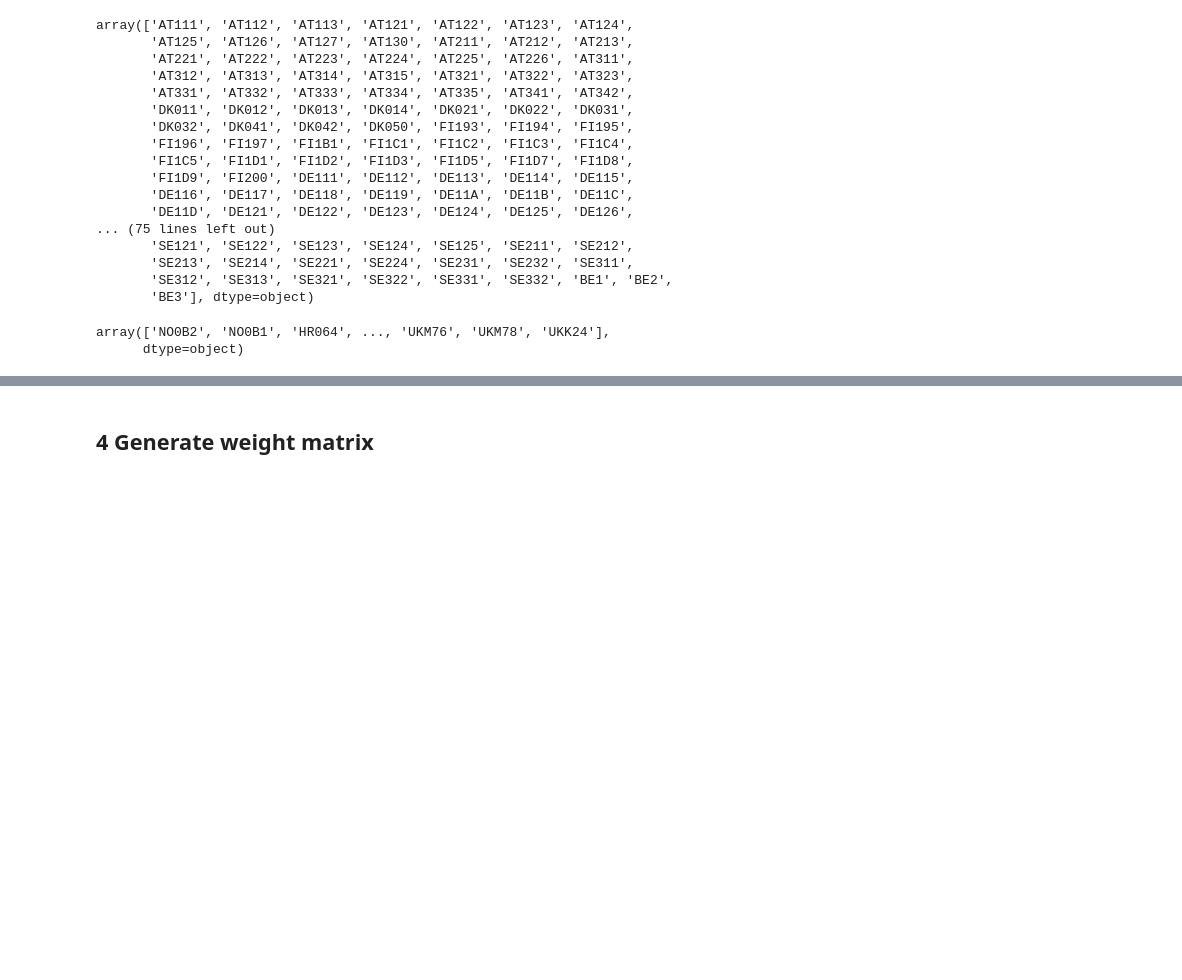
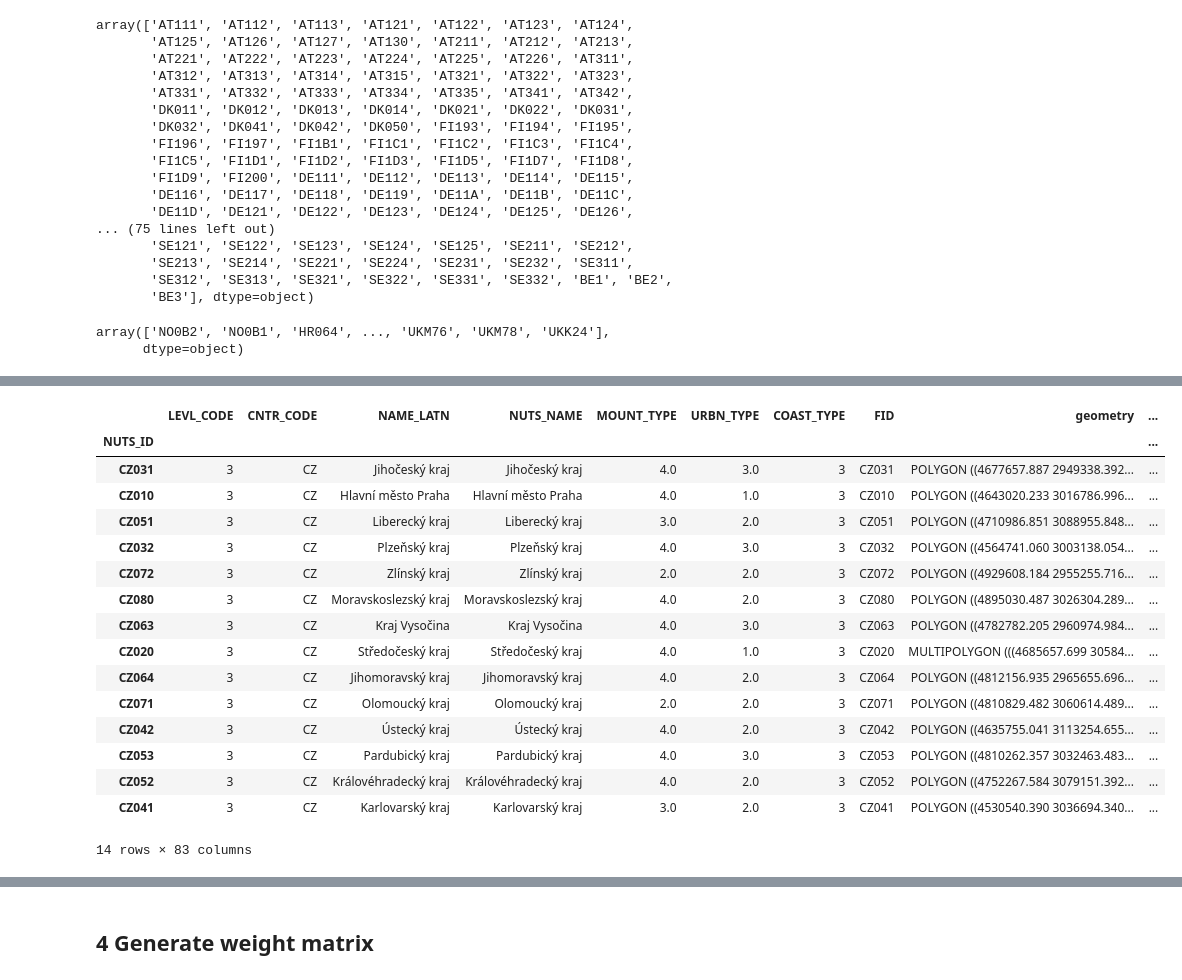
Before and after one commit to ProvaznikJan/CovidProject, a Jupyter notebook: Data interpreter.ipynb, the cells around one changed output, grey strips where cells are left out. Cells and saved outputs as stored; diff of their text form; code cells hidden in the pictures; blank space fills up the shorter version.

```diff
--- a/Data interpreter.ipynb
+++ b/Data interpreter.ipynb
@@ -175,0 +223,21 @@ plt.show()
+# %%
+week = '2021-24'
+merged.sort_values(by=week, ascending=False)
+# %% [output]
+|  | LEVL_CODE | CNTR_CODE | NAME_LATN | NUTS_NAME | MOUNT_TYPE | URBN_TYPE | COAST_TYPE | FID | geometry | ... |
+| NUTS_ID |  |  |  |  |  |  |  |  |  | ... |
+| CZ031 | 3 | CZ | Jihočeský kraj | Jihočeský kraj | 4.0 | 3.0 | 3 | CZ031 | POLYGON ((4677657.887 2949338.392... | ... |
+| CZ010 | 3 | CZ | Hlavní město Praha | Hlavní město Praha | 4.0 | 1.0 | 3 | CZ010 | POLYGON ((4643020.233 3016786.996... | ... |
+| CZ051 | 3 | CZ | Liberecký kraj | Liberecký kraj | 3.0 | 2.0 | 3 | CZ051 | POLYGON ((4710986.851 3088955.848... | ... |
+| CZ032 | 3 | CZ | Plzeňský kraj | Plzeňský kraj | 4.0 | 3.0 | 3 | CZ032 | POLYGON ((4564741.060 3003138.054... | ... |
+| CZ072 | 3 | CZ | Zlínský kraj | Zlínský kraj | 2.0 | 2.0 | 3 | CZ072 | POLYGON ((4929608.184 2955255.716... | ... |
+| CZ080 | 3 | CZ | Moravskoslezský kraj | Moravskoslezský kraj | 4.0 | 2.0 | 3 | CZ080 | POLYGON ((4895030.487 3026304.289... | ... |
+| CZ063 | 3 | CZ | Kraj Vysočina | Kraj Vysočina | 4.0 | 3.0 | 3 | CZ063 | POLYGON ((4782782.205 2960974.984... | ... |
+| CZ020 | 3 | CZ | Středočeský kraj | Středočeský kraj | 4.0 | 1.0 | 3 | CZ020 | MULTIPOLYGON (((4685657.699 30584... | ... |
+| CZ064 | 3 | CZ | Jihomoravský kraj | Jihomoravský kraj | 4.0 | 2.0 | 3 | CZ064 | POLYGON ((4812156.935 2965655.696... | ... |
+| CZ071 | 3 | CZ | Olomoucký kraj | Olomoucký kraj | 2.0 | 2.0 | 3 | CZ071 | POLYGON ((4810829.482 3060614.489... | ... |
+| CZ042 | 3 | CZ | Ústecký kraj | Ústecký kraj | 4.0 | 2.0 | 3 | CZ042 | POLYGON ((4635755.041 3113254.655... | ... |
+| CZ053 | 3 | CZ | Pardubický kraj | Pardubický kraj | 4.0 | 3.0 | 3 | CZ053 | POLYGON ((4810262.357 3032463.483... | ... |
+| CZ052 | 3 | CZ | Královéhradecký kraj | Královéhradecký kraj | 4.0 | 2.0 | 3 | CZ052 | POLYGON ((4752267.584 3079151.392... | ... |
+| CZ041 | 3 | CZ | Karlovarský kraj | Karlovarský kraj | 3.0 | 2.0 | 3 | CZ041 | POLYGON ((4530540.390 3036694.340... | ... |
+14 rows × 83 columns
```
Also changed, not shown: parts of 13 cells of this notebook, 10 other files.
